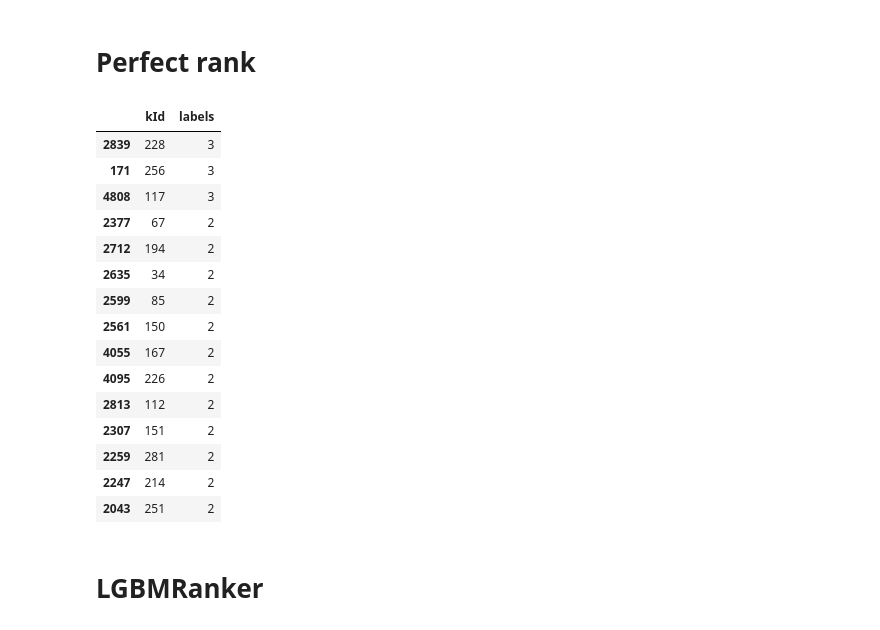
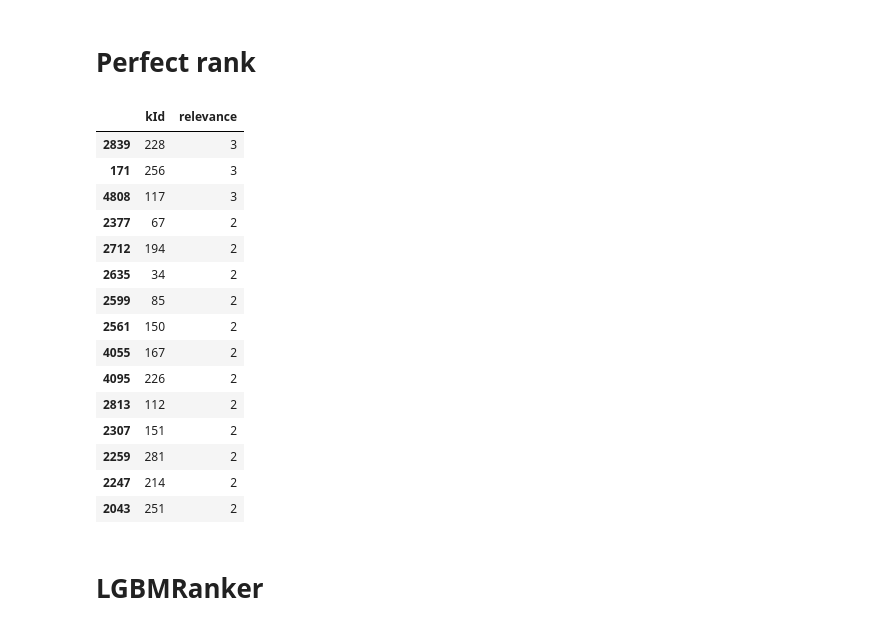
Before and after one commit to jacons/Interpretable-by-design-Human-Recommender, a Jupyter notebook: other_notebook/comparison_results.ipynb, the cells around one changed output. Drawn from its saved outputs; the diff is of its cells as text; code cells hidden in the pictures.

```diff
--- a/other_notebook/comparison_results.ipynb
+++ b/other_notebook/comparison_results.ipynb
@@ -33,9 +33,9 @@ job = test_set[test_set["qId"]==15]
 # %% [markdown]
 # Perfect rank
 # %%
-job[["kId","labels"]].sort_values("labels",ascending=False).head(15)
+job[["kId","relevance"]].sort_values("relevance",ascending=False).head(15)
 # %% [output]
-|  | kId | labels |
+|  | kId | relevance |
 | 2839 | 228 | 3 |
 | 171 | 256 | 3 |
 | 4808 | 117 | 3 |
```
Also changed, not shown: parts of 7 cells of this notebook, 20 other files.
